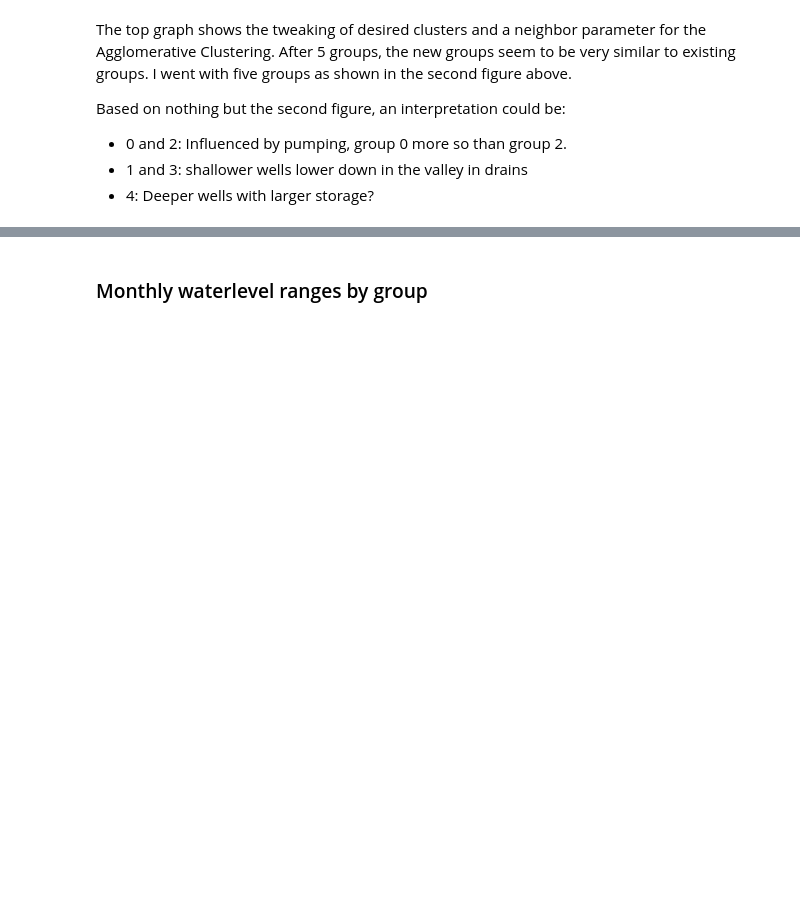
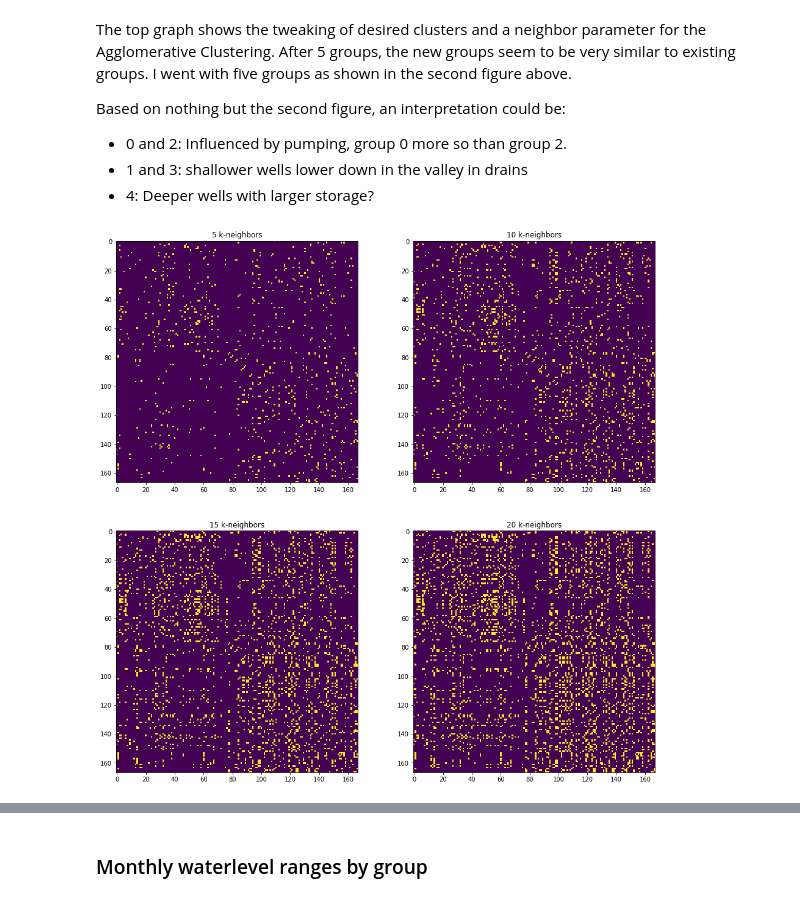
Before and after one commit to acmoody/TreasureValley, a Jupyter notebook: vadose/WaterLevelProc/WellClassifier.ipynb, the cells around one changed output, grey strips where cells are left out. Cells and saved outputs as stored; diff of their text form; code cells hidden in the pictures; blank space fills up the shorter version.

```diff
--- a/vadose/WaterLevelProc/WellClassifier.ipynb
+++ b/vadose/WaterLevelProc/WellClassifier.ipynb
@@ -190,6 +205,18 @@ Based on nothing but the second figure, an interpretation could be:
 + 0 and 2: Influenced by pumping, group 0 more so than group 2.
 + 1 and 3: shallower wells lower down in the valley in drains
 + 4: Deeper wells with larger storage?
+# %%
+from sklearn.neighbors import kneighbors_graph
+fig,ax = plt.subplots(2,2,figsize=(16,16))
+#ax.imshow(d['knngraph'].toarray())
+#sns.heatmap(d['knngraph'].toarray(),ax=ax)
+neighbors = 5
+for a in ax.ravel():
+    a.imshow(kneighbors_graph(data_ma.T, neighbors, include_self=False).toarray())
+    a.set_title('{} k-neighbors'.format(neighbors))
+    neighbors += 5
+# %% [output]
+[figure, added]
 # %%
 data_ma.columns = pd.MultiIndex.from_tuples(cats,names=['WellNumber','group5'])
 #data_ma.index = pd.MultiIndex.from_arrays(
```
Also changed, not shown: parts of 6 cells of this notebook.
